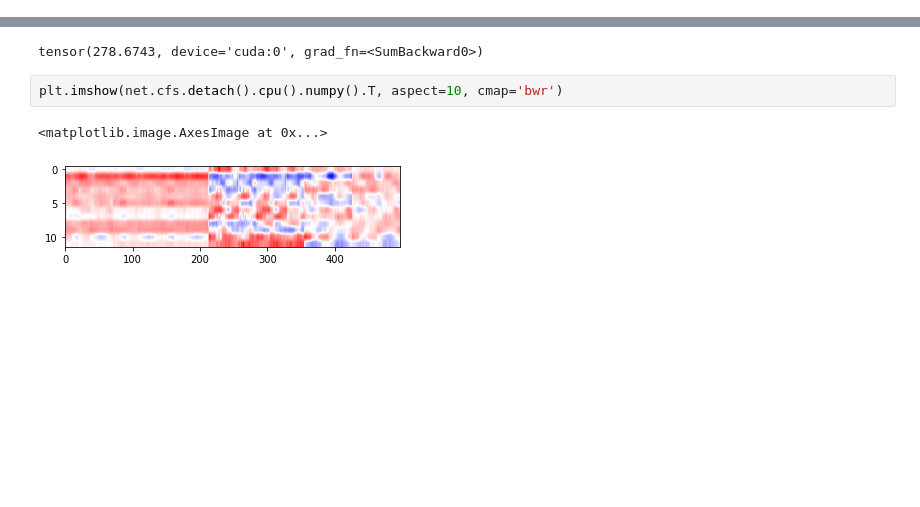
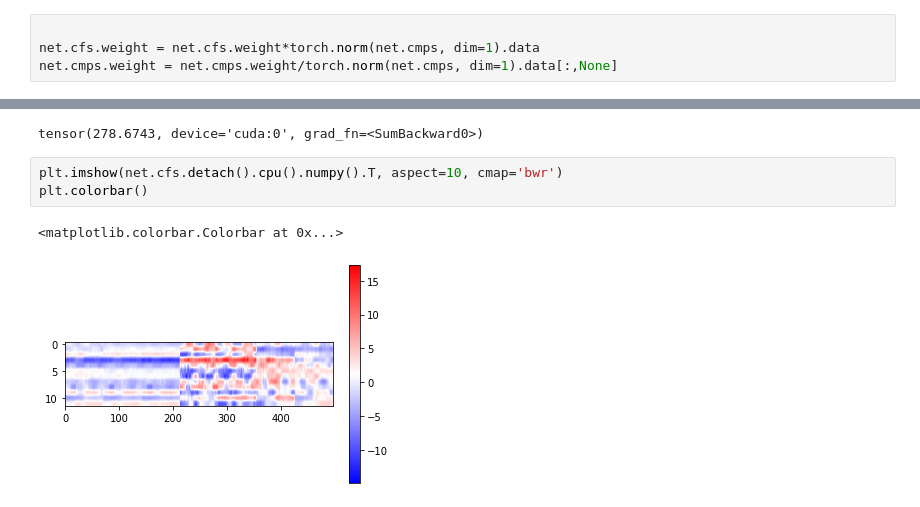
Before and after one commit to ANU-WALD/sat_decomp, a Jupyter notebook: component_comp.ipynb, the cells around one changed output, grey strips where cells are left out. Cells and saved outputs as stored; diff of their text form; blank space fills up the shorter version.

```diff
--- a/component_comp.ipynb
+++ b/component_comp.ipynb
@@ -138,0 +160,4 @@ tensor(13.0129, device='cuda:0', grad_fn=<SumBackward0>)
+# %%
+
+net.cfs.weight = net.cfs.weight*torch.norm(net.cmps, dim=1).data
+net.cmps.weight = net.cmps.weight/torch.norm(net.cmps, dim=1).data[:,None]
@@ -202,9 +278,10 @@ torch.sum(torch.norm(net.cmps, dim=1) - torch.ones(12).to(device))
 tensor(278.6743, device='cuda:0', grad_fn=<SumBackward0>)
 # %%
 plt.imshow(net.cfs.detach().cpu().numpy().T, aspect=10, cmap='bwr')
+plt.colorbar()
 # %% [output]
-<matplotlib.image.AxesImage at 0x...>
+<matplotlib.colorbar.Colorbar at 0x...>
-[figure, old version]
+[figure, new version]
 # %%
 nn_comps = net.cmps.detach().cpu().numpy().reshape(12,400,400)
 
```
Also changed, not shown: parts of 10 cells of this notebook.
